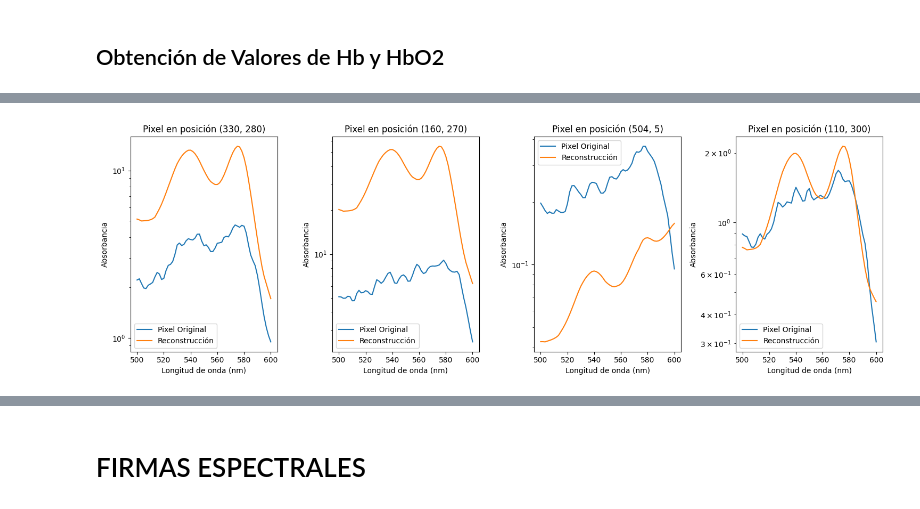
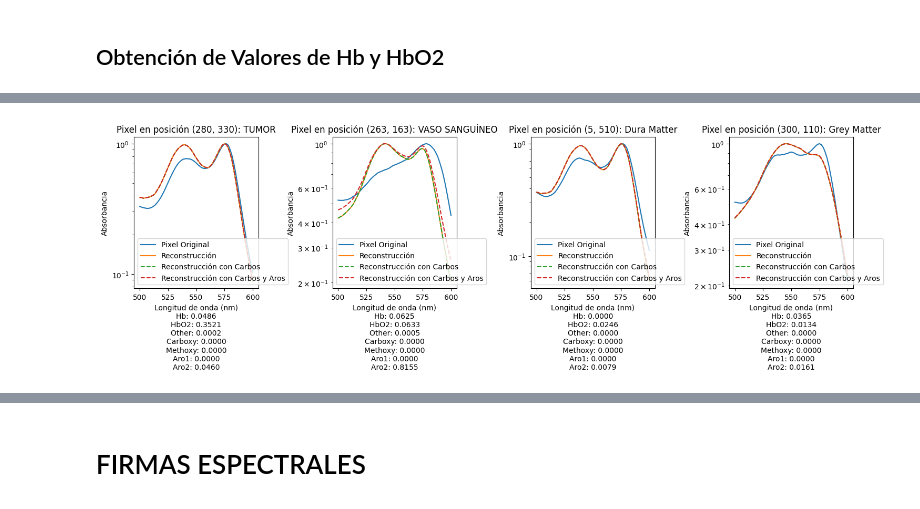
Before and after one commit to theBrokenCat/Hyperspectral-Images, a Jupyter notebook: Testing Brain.ipynb, the cells around one changed output, grey strips where cells are left out. Drawn from its saved outputs; the diff is of its cells as text; code cells hidden in the pictures.

```diff
--- a/Testing Brain.ipynb
+++ b/Testing Brain.ipynb
@@ -6,7 +6,7 @@ import os
 
 os.chdir("/home/arturo.samayor/Practicas/hyperspectralpreprocessor-main")
 number = 193
-cube_path = f"/home/arturo.samayor/Practicas/ImagenesHiperespectrales/LINEimagesID000193C01_cropped_Pre-processed.mat"
+cube_path = f"/home/arturo.samayor/Practicas/ImagenesHiperespectrales/Images/LINEimagesID000{number}C01_cropped_Pre-processed.mat"
 cube = loadmat(cube_path)["CI_cube"]
 
 #cube = np.load(cube_path.read_cube())
@@ -544,44 +653,103 @@ plt.show()
 import matplotlib.pyplot as plt
 
 # Seleccionar algunos píxeles para visualizar
-pixels_to_plot = [(330, 280), (160, 270), (504, 5), (110, 300)]  # (i, j) de los píxeles a visualizar
+pixels_to_plot = [(280, 330), (263, 163), (5, 510), (300, 110)]  # (i, j) de los píxeles a visualizar
+# pixels_to_plot =  [(318, 285) ,(46, 338)]
 
 # Crear una figura para los gráficos
 plt.figure(figsize=(15, 5))
 
 for idx, (i, j) in enumerate(pixels_to_plot):
     pixel = new_masked_cube[i, j, :]#/np.max(new_masked_cube[i, j, :])
     ab_hb_value = ab_hb[i, j]/np.max(ab_hb[i, j])
     ab_hbo2_value = ab_hbo2[i, j]/np.max(ab_hbo2[i, j])
     ab_other_value = ab_other[i, j]/np.max(ab_other[i, j])
+    #ab_carboxy_value = ab_carboxy[i, j]/np.max(ab_carboxy[i, j])
+    #ab_methoxy_value = ab_carboxy[i, j]/np.max(ab_carboxy[i, j])
 
     # Reconstrucción del modelo
-    model = (ab_hb[i, j] *
+    model = (ab_hb[i, j] * hb_sign_new
     + ab_hbo2[i, j] * hbO2_sign_new
     + ab_other[i, j] * other_sign_new)
+
+    model_carbo_met = (ab_hb[i, j] * hb_sign_new
+    + ab_hbo2[i, j] * hbO2_sign_new
+    + ab_other[i, j] * other_sign_new
+    + ab_carboxy[i, j] * interp_carboxyhemoglobin_sign
+    + ab_methoxy[i, j] * interp_methoxyhemoglobin_sign)
+
+    model_full_con_aros = (ab_hb[i, j] * hb_sign_new
+    + ab_hbo2[i, j] * hbO2_sign_new
+    + ab_other[i, j] * other_sign_new
+    + ab_carboxy[i, j] * interp_carboxyhemoglobin_sign
+    + ab_methoxy[i, j] * interp_methoxyhemoglobin_sign
+    + ab_aro1[i, j] * aro1_sign
+    + ab_aro2[i, j] * aro2_sign)
+
+    # normalizamos los modelos y el pixel original para la representación
+    pixel = pixel/np.max(pixel)
+    model = model/np.max(model)
+    model_carbo_met = model_carbo_met/np.max(model_carbo_met)
+    model_full_con_aros = model_full_con_aros/np.max(model_full_con_aros)
 
     # Plotear el pixel y la reconstrucción
     plt.subplot(1, len(pixels_to_plot), idx + 1)
     plt.plot(np.linspace(500, 600, len(pixel)), pixel, label='Pixel Original')
     plt.plot(np.linspace(500, 600, len(model)), model, label='Reconstrucción')
+    plt.plot(np.linspace(500, 600, len(model_carbo_met)), model_carbo_met, label='Reconstrucción con Carbos', linestyle='--')
+    plt.plot(np.linspace(500, 600, len(model_full_con_aros)), model_full_con_aros, label='Reconstrucción con Carbos y Aros', linestyle='--')
+
+    # muestro firmas espectrales de los aros
+    # plt.plot(np.linspace(500, 600, len(aro1_sign)), aro1_sign, label='Aro1', linestyle='--')
+    # plt.plot(np.linspace(500, 600, len(aro2_sign)), aro2_sign, label='Aro2', linestyle='--')
+    # ahora de la hbo2
+    # plt.plot(np.linspace(500, 600, len(hbO2_sign_new)), hbO2_sign_new, label='HbO2')
+
     '''plt.plot(np.linspace(500, 600, len(hb_sign_new)), hb_sign_new, label='Hb')
     plt.plot(np.linspace(500, 600, len(hbO2_sign_new)), hbO2_sign_new, label='HbO2')'''
     #plt.plot(np.linspace(500, 600, len(other_sign_new)), other_sign_new, label='Other')
     #plt.yscale('log')
-    plt.title(f'Pixel en posición ({i}, {j})')
-    plt.xlabel('Longitud de onda (nm)')
+
+    if i == 280:
+        titulo = "TUMOR"
+    elif i == 263:
+        titulo = "VASO SANGUÍNEO"
+    elif i == 5:
+        titulo = "Dura Matter"
+    elif i == 300:
+        titulo = "Grey Matter"
+    else:
+        titulo = "ARO"
+
+    plt.title(f'Pixel en posición ({i}, {j}): {titulo}')
+    plt.xlabel('Longitud de onda (nm)\n'
+            f'Hb: {ab_hb[i, j]:.4f}\n'
+            f'HbO2: {ab_hbo2[i, j]:.4f}\n'
+            f'Other: {ab_other[i, j]:.4f}\n'
+            f'Carboxy: {ab_carboxy[i, j]:.4f}\n'
+            f'Methoxy: {ab_methoxy[i, j]:.4f}\n'
+            f'Aro1: {ab_aro1[i, j]:.4f}\n'
+            f'Aro2: {ab_aro2[i, j]:.4f}')
     plt.ylabel('Absorbancia')
     plt.yscale('log')
-    #plt.xlim(500, 600)
     plt.legend()
 
 plt.tight_layout()
 plt.show()
-print("Píxel 330, 280: TUMOR\n" +
-    "Píxel 160, 270: VASO SANGUÍNEO\n"+
-    "Píxel 560, 10: Dura Matter\n"+
-    "Píxel 110, 300: Grey Matter\n")
-# muestro los todos valores del array de other_sign_new en un print
-#print(other_sign_new)
+print("Píxel 280, 330: TUMOR\n" +
+    "Píxel 263, 163: VASO SANGUÍNEO\n"+
+    "Píxel 5, 510: Dura Matter\n"+
+    "Píxel 300, 110: Grey Matter\n")
+print("[+] ABUNDANCIAS DE LOS PIXELES:")
+for i, j in pixels_to_plot:
+    print(f"Pixel ({i}, {j}):")
+    print(f"  Hb: {ab_hb[i, j]}")
+    print(f"  HbO2: {ab_hbo2[i, j]}")
+    print(f"  Other: {ab_other[i, j]}")
+    print(f"  Carboxy: {ab_carboxy[i, j]}")
+    print(f"  Methoxy: {ab_methoxy[i, j]}")
+    print(f"  Aro1: {ab_aro1[i, j]}")
+    print(f"  Aro2: {ab_aro2[i, j]}")
+    print()
 # %% [output]
-[figure, old version]
+[figure, new version]
```
Also changed, not shown: parts of 10 cells of this notebook.
